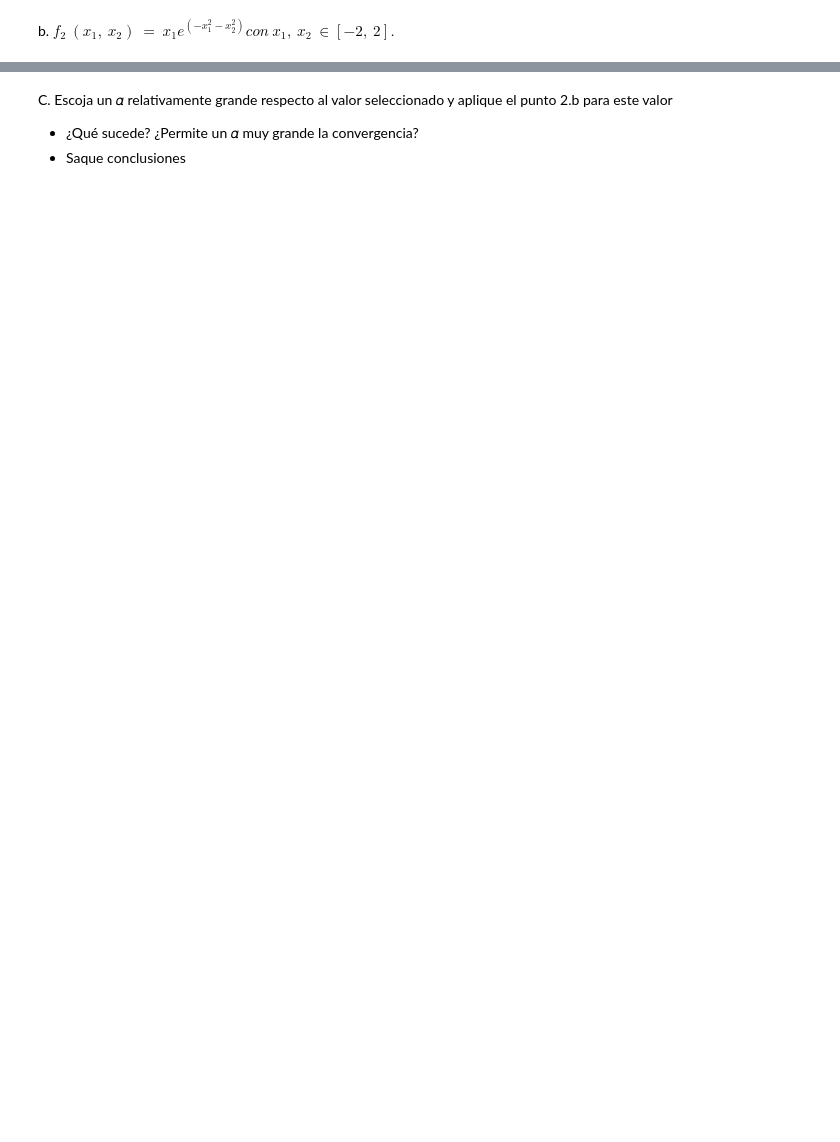
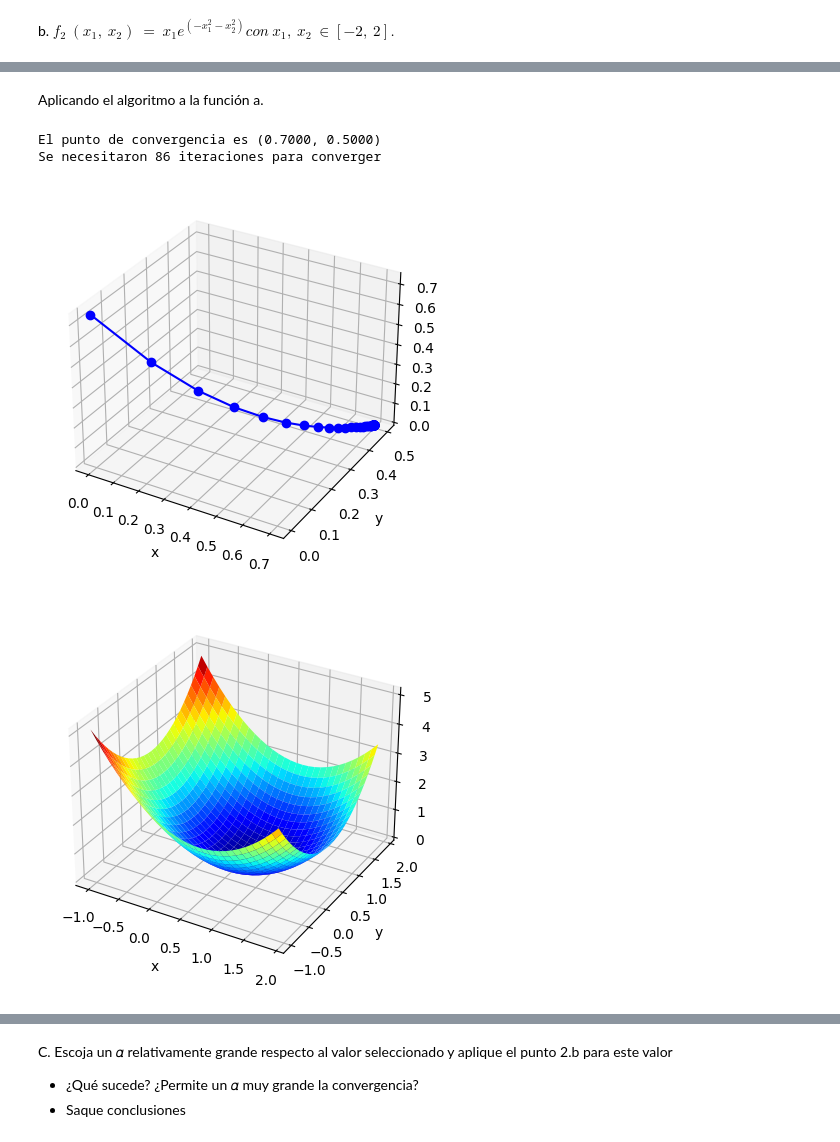
Before and after one commit to MAU143429/IA-Laboratorios, a Jupyter notebook: Laboratorio_Descenso_del_Gradiente.ipynb, the cells around one changed output, grey strips where cells are left out. Drawn from its saved outputs; the diff is of its cells as text; code cells hidden in the pictures; blank space fills up the shorter version.

```diff
--- a/Laboratorio_Descenso_del_Gradiente.ipynb
+++ b/Laboratorio_Descenso_del_Gradiente.ipynb
@@ -156,3 +194,73 @@ converger
 *   Reporte si convergió al punto correcto o no
 *   Escoja una de las corridas y en una gráfica muestre los puntos
 probados por el algoritmo.
+# %% [markdown]
+Aplicando el algoritmo a la función a.
+# %%
+'''
+Algoritmo del descenso del gradiente.
+
+'''
+def objective_function(x):
+    return (x[0] - 0.7)**2 + (x[1] - 0.5)**2
+
+def gradient_function(x):
+    return [2*(x[0] - 0.7), 2*(x[1] - 0.5)]
+
+def gradient_descent(gradient_function, initial_point, learning_rate, max_iterations):
+    current_point = initial_point
+    points = [initial_point]
+    errors = [math.sqrt((current_point[0] - 0.7)**2 + (current_point[1] - 0.5)**2)]
+
+    for i in range(max_iterations):
+        gradient = gradient_function(current_point)
+        current_point = [current_point[j] - learning_rate*gradient[j] for j in range(len(current_point))]
+        points.append(current_point)
+        errors.append(math.sqrt((current_point[0] - 0.7)**2 + (current_point[1] - 0.5)**2))
+
+        if all(abs(gradient[j]) < 1e-8 for j in range(len(current_point))):
+            return points, errors, current_point, i+1
+
+    return points, errors, current_point, max_iterations
+
+
+def plot(learning_rate):
+  initial_point = [0, 0]
+  max_iterations = 100
+
+  points, errors, converged_point, num_iterations = gradient_descent(gradient_function, initial_point, learning_rate, max_iterations)
+
+  print(f"El punto de convergencia es ({converged_point[0]:.4f}, {converged_point[1]:.4f})")
+  print(f"Se necesitaron {num_iterations} iteraciones para converger")
+
+  x_values = [point[0] for point in points]
+  y_values = [point[1] for point in points]
+  z_values = [objective_function(point) for point in points]
+
+  fig = plt.figure()
+  ax = fig.add_subplot(111, projection='3d')
+  ax.plot(x_values, y_values, z_values, 'bo-')
+  ax.set_xlabel('x')
+  ax.set_ylabel('y')
+  ax.set_zlabel('z')
+  plt.show()
+
+  fig = plt.figure()
+  ax = fig.add_subplot(111, projection='3d')
+  x = y = np.arange(-1.0, 2.0, 0.1)
+  X, Y = np.meshgrid(x, y)
+  zs = np.array([objective_function([x,y]) for x,y in zip(np.ravel(X), np.ravel(Y))])
+  Z = zs.reshape(X.shape)
+  ax.plot_surface(X, Y, Z, cmap='jet')
+  ax.set_xlabel('x')
+  ax.set_ylabel('y')
+  ax.set_zlabel('z')
+  plt.show()
+
+learning_rate = 0.1
+plot(learning_rate)
+# %% [output]
+El punto de convergencia es (0.7000, 0.5000)
+Se necesitaron 86 iteraciones para converger
+[figure, added]
+[figure, added]
```
Also changed, not shown: parts of 11 cells of this notebook.
